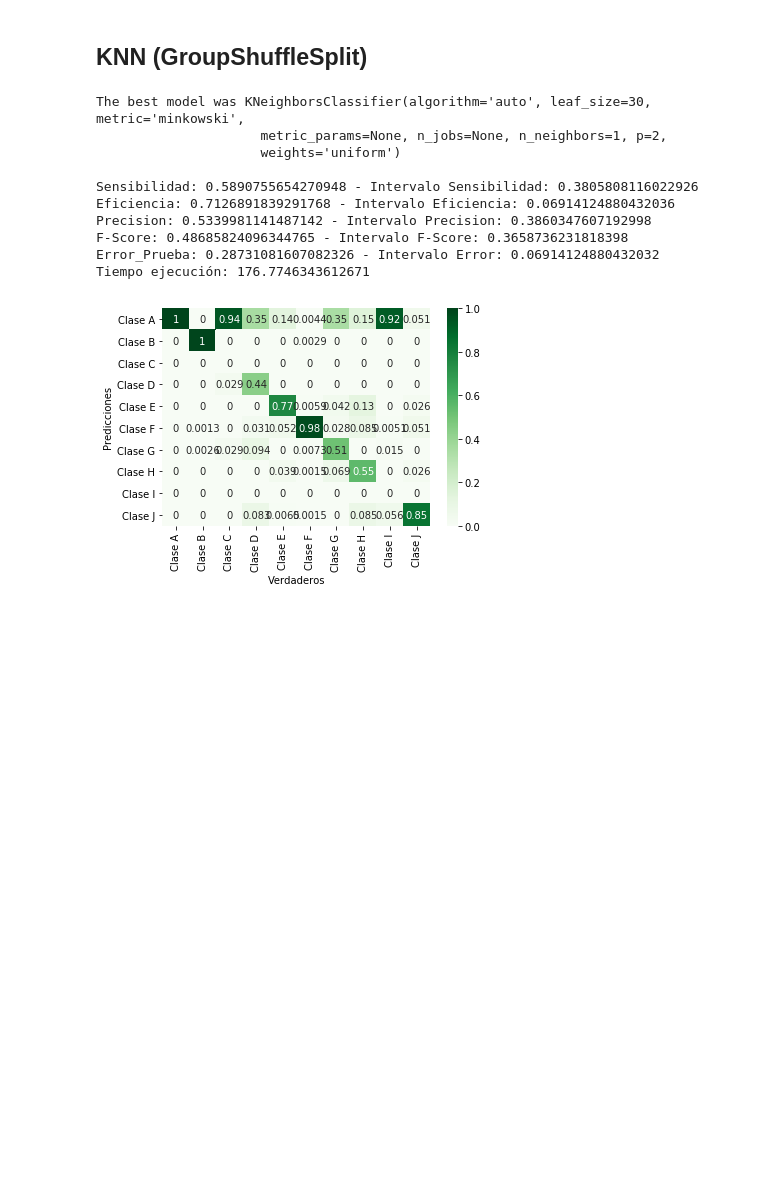
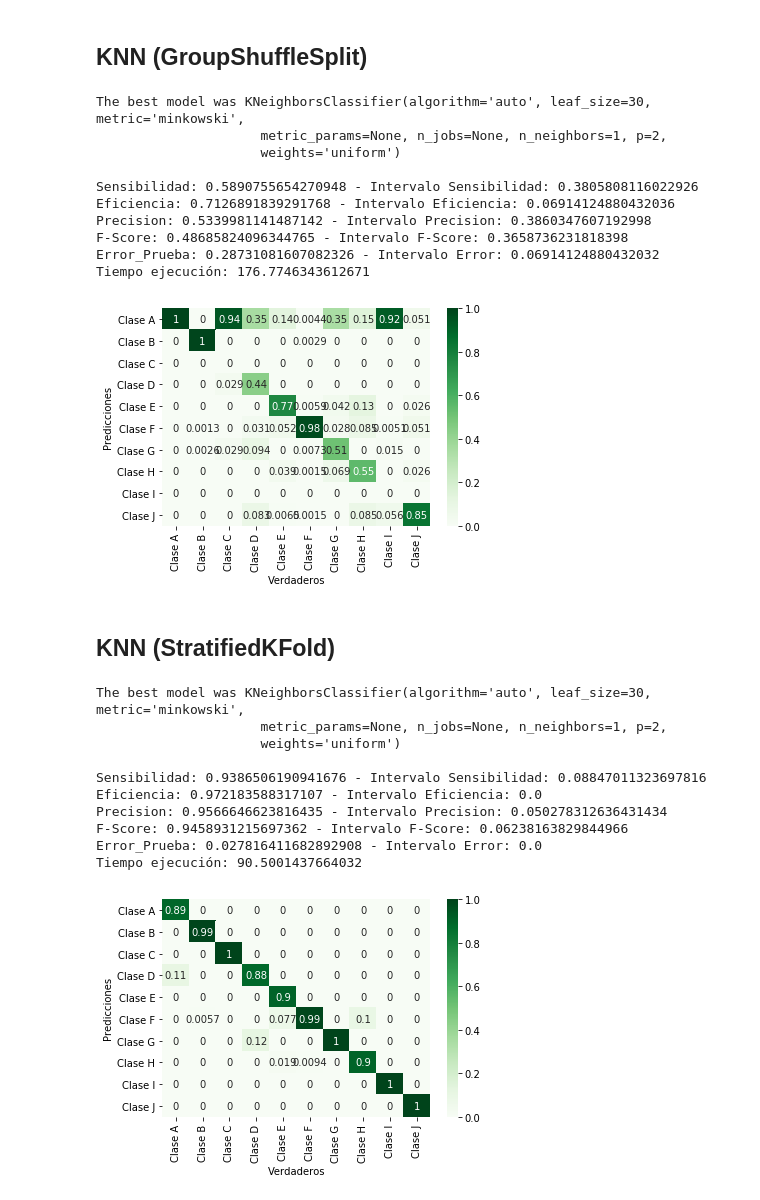
Before and after one commit to Alejo-Casta/Anuran_Calls_MFCCs, a Jupyter notebook: Modelos/KNN.ipynb, the cells around one changed output. Cells and saved outputs as stored; diff of their text form; code cells hidden in the pictures; blank space fills up the shorter version.

Commit message:
Fisher - Stratified - Selección

```diff
--- a/Modelos/KNN.ipynb
+++ b/Modelos/KNN.ipynb
@@ -201,3 +202,80 @@ F-Score: 0.48685824096344765 - Intervalo F-Score: 0.3658736231818398
 Error_Prueba: 0.28731081607082326 - Intervalo Error: 0.06914124880432032
 Tiempo ejecución: 176.7746343612671
 [figure]
+# %% [markdown]
+## KNN (StratifiedKFold)
+# %%
+def KNN_model_GSS(graficar = False):
+    initial_time = time.time()
+    sensitivity_array = np.zeros([4,10])
+    efficiency_array = np.zeros([4])
+    error = np.zeros(4)
+    precision_array = np.zeros([4,10])
+    fscore_array = np.zeros([4,10])
+    TN_array = np.zeros([4])
+    FP_array = np.zeros([4])
+    FN_array = np.zeros([4])
+    TP_array = np.zeros([4])
+    SKFold = StratifiedKFold(n_splits=10, random_state=42)
+    parameters = {'n_neighbors':(1, 2, 3, 4, 5, 6, 7, 8, 9, 10, 11, 12, 13, 14, 15, 16, 17, 18, 19, 20)}
+    KNN = KNeighborsClassifier()
+    clf = GridSearchCV(KNN, parameters, cv=SKFold.get_n_splits(X, Y[:,2]))
+    scaler = MinMaxScaler()
+    scaler.fit_transform(X)
+    for j in range(4):
+        for train, test in SKFold.split(X, Y[:,2]):
+            Xtrain = X[train,:]
+            Ytrain = Y[train,2]
+            Xtest = X[test,:]
+            Ytest = Y[test,2]
+        clf.fit(Xtrain, Ytrain)
+        Yest = clf.best_estimator_.predict(Xtest)
+
+        #code for calculating recall
+        sensitivity = recall_score(Ytest, Yest, average=None)
+        sensitivity_array[j] = sensitivity
+
+        #code for calculating accuracy
+        efficiency = accuracy_score(Ytest, Yest, normalize=True)
+        efficiency_array[j] = efficiency
+
+        #code for calculating precision
+        precision = precision_score(Ytest, Yest, average=None)
+        precision_array[j] = precision
+
+        #code for calculating f1 score
+        fscore = f1_score(Ytest, Yest, average=None)
+        fscore_array[j] = fscore
+
+        #code for calculating error
+        error[j] = classification_error(Yest, Ytest)
+
+    if graficar == True:
+        cm = confusion_matrix(Ytest, Yest, normalize='pred')
+        columnas = ['Clase %s'%(i) for i in list(ascii_uppercase)[0:len(np.unique(Yest))]]
+        df_cm = pd.DataFrame(cm,index = columnas, columns = columnas)
+        grafica = sns.heatmap(df_cm, cmap = 'Greens', annot = True)
+        grafica.set(xlabel = 'Verdaderos', ylabel = 'Predicciones')
+
+    return clf.best_estimator_, str(np.mean(sensitivity_array)), str(np.std(sensitivity_array)), str(np.mean(efficiency_array)), str(np.std(efficiency_array)), str(np.mean(precision_array)), str(np.std(precision_array)),  str(np.mean(fscore_array)), str(np.std(fscore_array)), str(np.mean(error)), str(np.std(error)), str(time.time()-initial_time)
+
+modelKNN, sensitivity, sensitivity_interval, efficiency, efficiency_interval, precision, precision_interval, f, f_interval, error, std_error, tiempo = KNN_model_GSS(graficar = True)
+print('The best model was', modelKNN,
+        '\n\nSensibilidad:', sensitivity,'- Intervalo Sensibilidad:', sensitivity_interval,
+        '\nEficiencia:', efficiency,'- Intervalo Eficiencia:', efficiency_interval,
+        '\nPrecision:', precision,'- Intervalo Precision:', precision_interval,
+        '\nF-Score:',f,'- Intervalo F-Score:', f_interval,
+        '\nError_Prueba:',error,'- Intervalo Error:', std_error,
+        '\nTiempo ejecución:', tiempo)
+# %% [output]
+The best model was KNeighborsClassifier(algorithm='auto', leaf_size=30, metric='minkowski',
+                     metric_params=None, n_jobs=None, n_neighbors=1, p=2,
+                     weights='uniform')
+
+Sensibilidad: 0.9386506190941676 - Intervalo Sensibilidad: 0.08847011323697816
+Eficiencia: 0.972183588317107 - Intervalo Eficiencia: 0.0
+Precision: 0.9566646623816435 - Intervalo Precision: 0.050278312636431434
+F-Score: 0.9458931215697362 - Intervalo F-Score: 0.06238163829844966
+Error_Prueba: 0.027816411682892908 - Intervalo Error: 0.0
+Tiempo ejecución: 90.5001437664032
+[figure, added]
```
Also changed, not shown: parts of 1 cell of this notebook, 7 other files.
